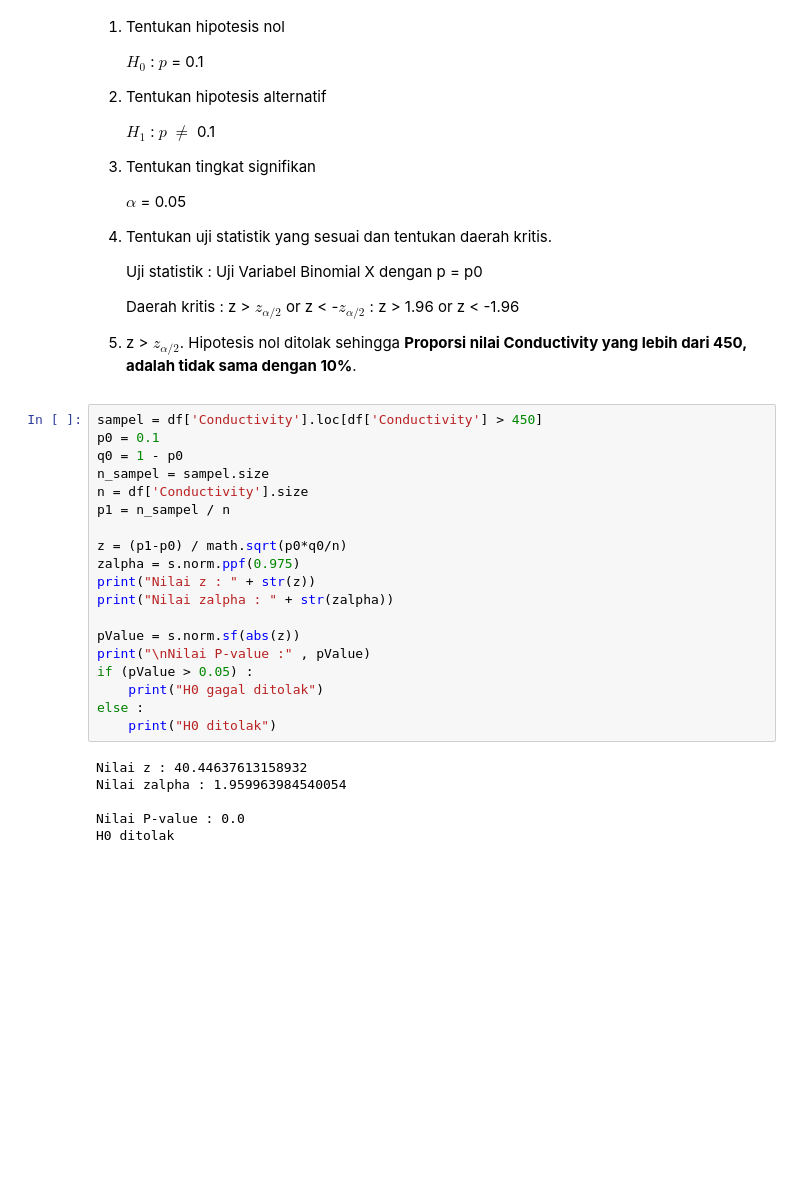
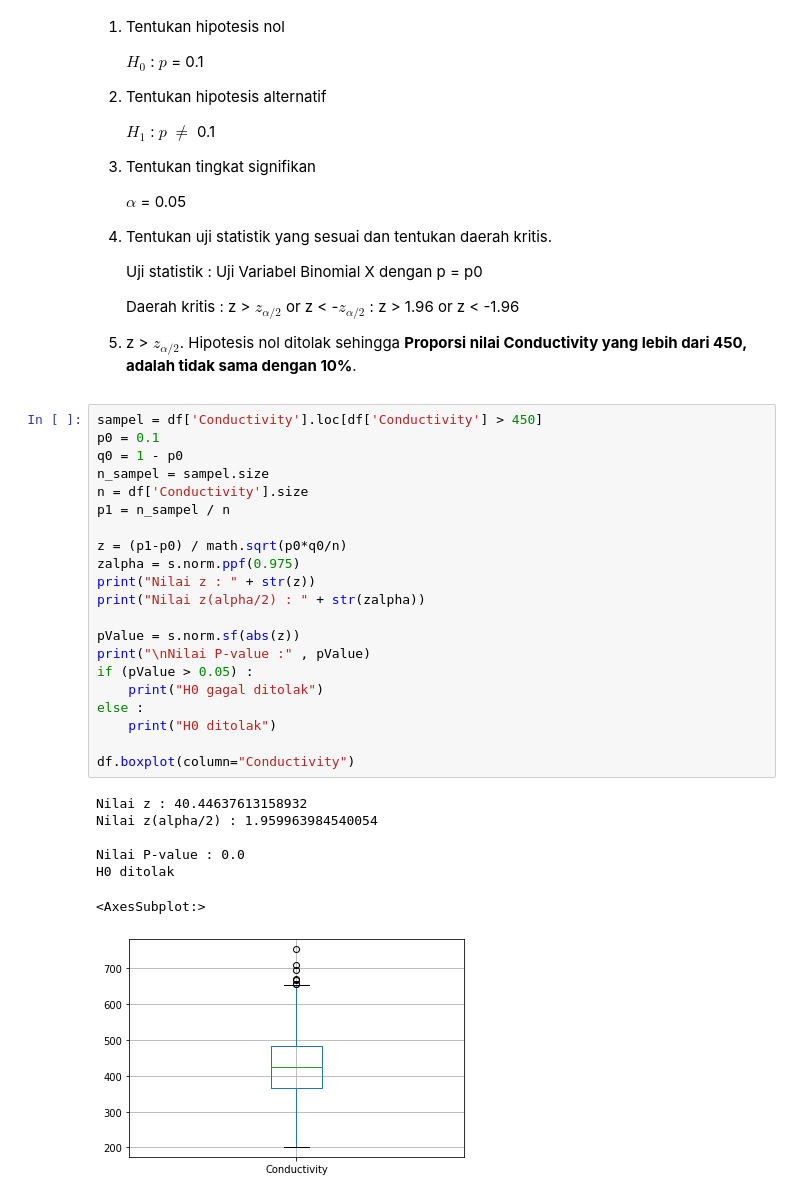
Before and after one commit to loopfree/Tubes-Probstat, a Jupyter notebook: nomor4.ipynb, the cells around one changed output. Cells and saved outputs as stored; diff of their text form; blank space fills up the shorter version.

```diff
--- a/nomor4.ipynb
+++ b/nomor4.ipynb
@@ -173,28 +187,32 @@ H0 gagal ditolak
 # %%
 sampel = df['Conductivity'].loc[df['Conductivity'] > 450]
 p0 = 0.1
 q0 = 1 - p0
 n_sampel = sampel.size
 n = df['Conductivity'].size
 p1 = n_sampel / n
 
 z = (p1-p0) / math.sqrt(p0*q0/n)
 zalpha = s.norm.ppf(0.975)
 print("Nilai z : " + str(z))
-print("Nilai zalpha : " + str(zalpha))
+print("Nilai z(alpha/2) : " + str(zalpha))
 
 pValue = s.norm.sf(abs(z))
 print("\nNilai P-value :" , pValue)
 if (pValue > 0.05) :
     print("H0 gagal ditolak")
 else :
     print("H0 ditolak")
+
+df.boxplot(column="Conductivity")
 # %% [output]
 Nilai z : 40.44637613158932
-Nilai zalpha : 1.959963984540054
+Nilai z(alpha/2) : 1.959963984540054
 
 Nilai P-value : 0.0
 H0 ditolak
+<AxesSubplot:>
+[figure, added]
 # %% [markdown]
 ## E) Proporsi nilai Trihalomethanes yang kurang dari 40, adalah kurang dari 5%?
 
```
Also changed, not shown: parts of 10 cells of this notebook, 2 other files.
